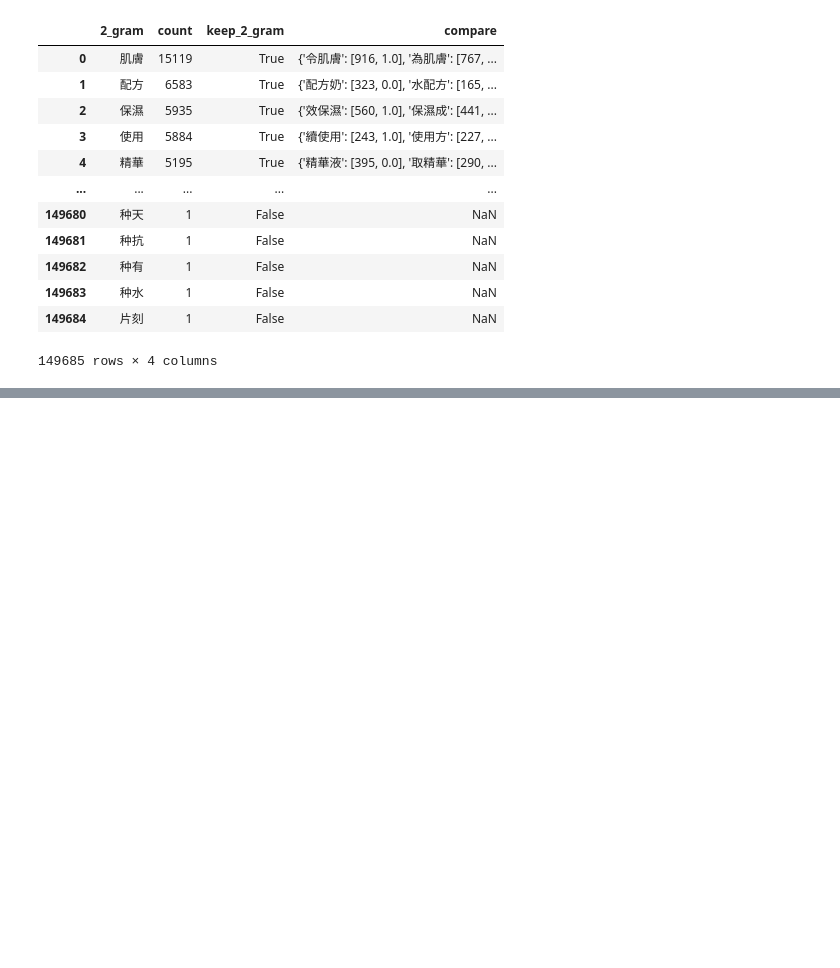
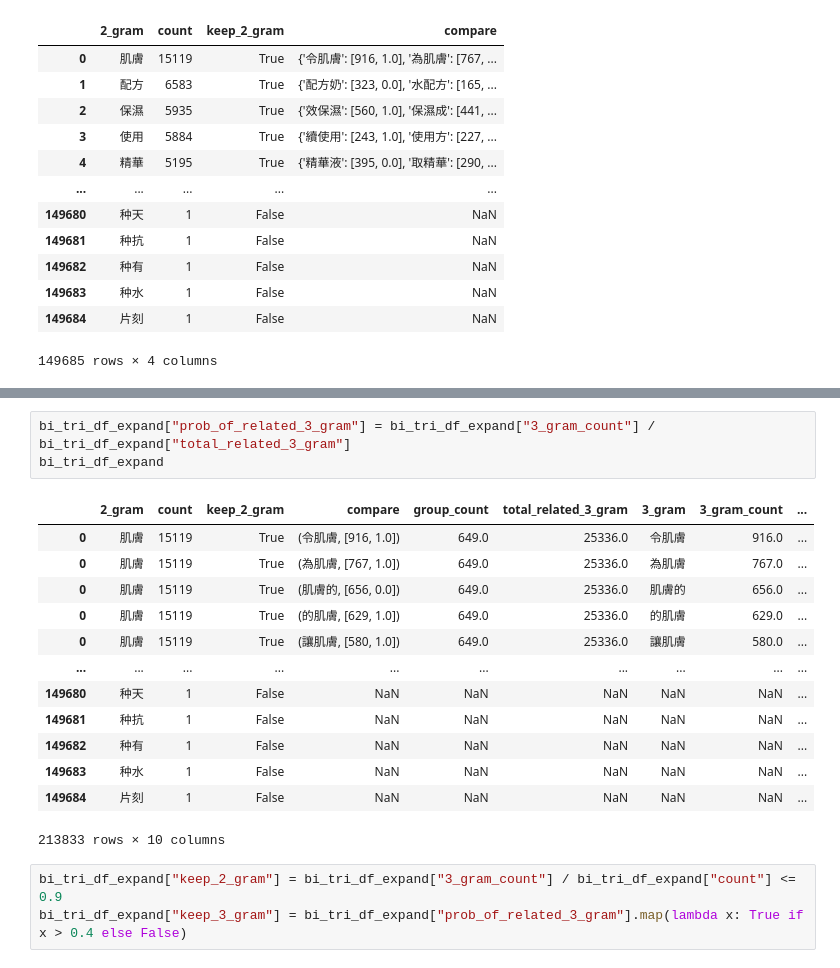
Before and after one commit to victor31ao/n_gram_and_hanlp, a Jupyter notebook: n_gram_df.ipynb, the cells around one changed output, grey strips where cells are left out. Cells and saved outputs as stored; diff of their text form; blank space fills up the shorter version.

```diff
--- a/n_gram_df.ipynb
+++ b/n_gram_df.ipynb
@@ -641,0 +278,20 @@ final_df.iloc[:20]
+# %%
+bi_tri_df_expand["prob_of_related_3_gram"] = bi_tri_df_expand["3_gram_count"] / bi_tri_df_expand["total_related_3_gram"]
+bi_tri_df_expand
+# %% [output]
+|  | 2_gram | count | keep_2_gram | compare | group_count | total_related_3_gram | 3_gram | 3_gram_count | ... |
+| 0 | 肌膚 | 15119 | True | (令肌膚, [916, 1.0]) | 649.0 | 25336.0 | 令肌膚 | 916.0 | ... |
+| 0 | 肌膚 | 15119 | True | (為肌膚, [767, 1.0]) | 649.0 | 25336.0 | 為肌膚 | 767.0 | ... |
+| 0 | 肌膚 | 15119 | True | (肌膚的, [656, 0.0]) | 649.0 | 25336.0 | 肌膚的 | 656.0 | ... |
+| 0 | 肌膚 | 15119 | True | (的肌膚, [629, 1.0]) | 649.0 | 25336.0 | 的肌膚 | 629.0 | ... |
+| 0 | 肌膚 | 15119 | True | (讓肌膚, [580, 1.0]) | 649.0 | 25336.0 | 讓肌膚 | 580.0 | ... |
+| ... | ... | ... | ... | ... | ... | ... | ... | ... | ... |
+| 149680 | 种天 | 1 | False | NaN | NaN | NaN | NaN | NaN | ... |
+| 149681 | 种抗 | 1 | False | NaN | NaN | NaN | NaN | NaN | ... |
+| 149682 | 种有 | 1 | False | NaN | NaN | NaN | NaN | NaN | ... |
+| 149683 | 种水 | 1 | False | NaN | NaN | NaN | NaN | NaN | ... |
+| 149684 | 片刻 | 1 | False | NaN | NaN | NaN | NaN | NaN | ... |
+213833 rows × 10 columns
+# %%
+bi_tri_df_expand["keep_2_gram"] = bi_tri_df_expand["3_gram_count"] / bi_tri_df_expand["count"] <= 0.9
+bi_tri_df_expand["keep_3_gram"] = bi_tri_df_expand["prob_of_related_3_gram"].map(lambda x: True if x > 0.4 else False)
```
Also changed, not shown: parts of 50 cells of this notebook.
